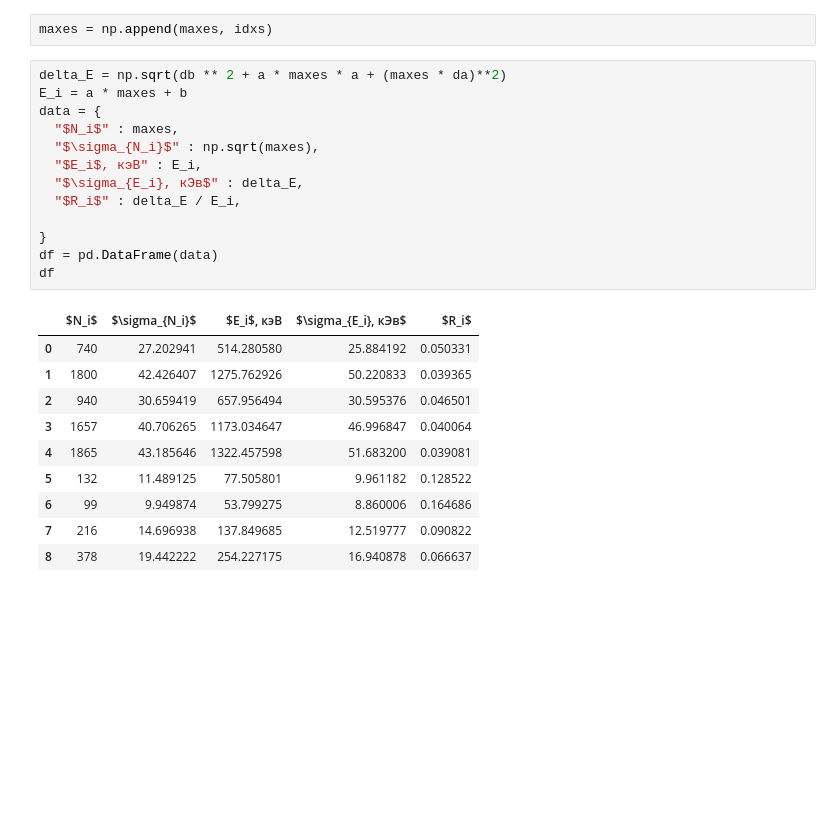
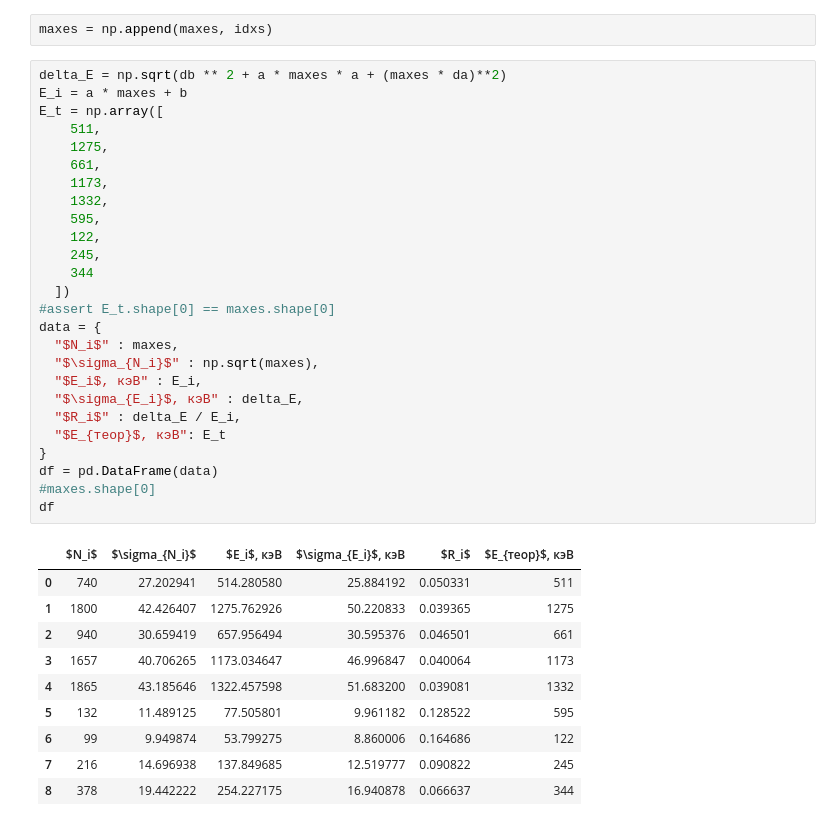
Before and after one commit to 106-inc/PhysLabV, a Jupyter notebook: 5.5/5.5.ipynb, the cells around one changed output. Cells and saved outputs as stored; diff of their text form; blank space fills up the shorter version.

```diff
--- a/5.5/5.5.ipynb
+++ b/5.5/5.5.ipynb
@@ -149,24 +147,37 @@ maxes = np.append(maxes, idxs)
 # %%
 delta_E = np.sqrt(db ** 2 + a * maxes * a + (maxes * da)**2)
 E_i = a * maxes + b
+E_t = np.array([
+    511,
+    1275,
+    661,
+    1173,
+    1332,
+    595,
+    122,
+    245,
+    344
+  ])
+#assert E_t.shape[0] == maxes.shape[0]
 data = {
   "$N_i$" : maxes,
   "$\sigma_{N_i}$" : np.sqrt(maxes),
   "$E_i$, кэВ" : E_i,
-  "$\sigma_{E_i}, кЭв$" : delta_E,
+  "$\sigma_{E_i}$, кэВ" : delta_E,
   "$R_i$" : delta_E / E_i,
-
+  "$E_{теор}$, кэВ": E_t
 }
 df = pd.DataFrame(data)
+#maxes.shape[0]
 df
 # %% [output]
-|  | $N_i$ | $\sigma_{N_i}$ | $E_i$, кэВ | $\sigma_{E_i}, кЭв$ | $R_i$ |
-| 0 | 740 | 27.202941 | 514.280580 | 25.884192 | 0.050331 |
-| 1 | 1800 | 42.426407 | 1275.762926 | 50.220833 | 0.039365 |
-| 2 | 940 | 30.659419 | 657.956494 | 30.595376 | 0.046501 |
-| 3 | 1657 | 40.706265 | 1173.034647 | 46.996847 | 0.040064 |
-| 4 | 1865 | 43.185646 | 1322.457598 | 51.683200 | 0.039081 |
-| 5 | 132 | 11.489125 | 77.505801 | 9.961182 | 0.128522 |
-| 6 | 99 | 9.949874 | 53.799275 | 8.860006 | 0.164686 |
-| 7 | 216 | 14.696938 | 137.849685 | 12.519777 | 0.090822 |
-| 8 | 378 | 19.442222 | 254.227175 | 16.940878 | 0.066637 |
+|  | $N_i$ | $\sigma_{N_i}$ | $E_i$, кэВ | $\sigma_{E_i}$, кэВ | $R_i$ | $E_{теор}$, кэВ |
+| 0 | 740 | 27.202941 | 514.280580 | 25.884192 | 0.050331 | 511 |
+| 1 | 1800 | 42.426407 | 1275.762926 | 50.220833 | 0.039365 | 1275 |
+| 2 | 940 | 30.659419 | 657.956494 | 30.595376 | 0.046501 | 661 |
+| 3 | 1657 | 40.706265 | 1173.034647 | 46.996847 | 0.040064 | 1173 |
+| 4 | 1865 | 43.185646 | 1322.457598 | 51.683200 | 0.039081 | 1332 |
+| 5 | 132 | 11.489125 | 77.505801 | 9.961182 | 0.128522 | 595 |
+| 6 | 99 | 9.949874 | 53.799275 | 8.860006 | 0.164686 | 122 |
+| 7 | 216 | 14.696938 | 137.849685 | 12.519777 | 0.090822 | 245 |
+| 8 | 378 | 19.442222 | 254.227175 | 16.940878 | 0.066637 | 344 |
```
Also changed, not shown: parts of 1 cell of this notebook.
